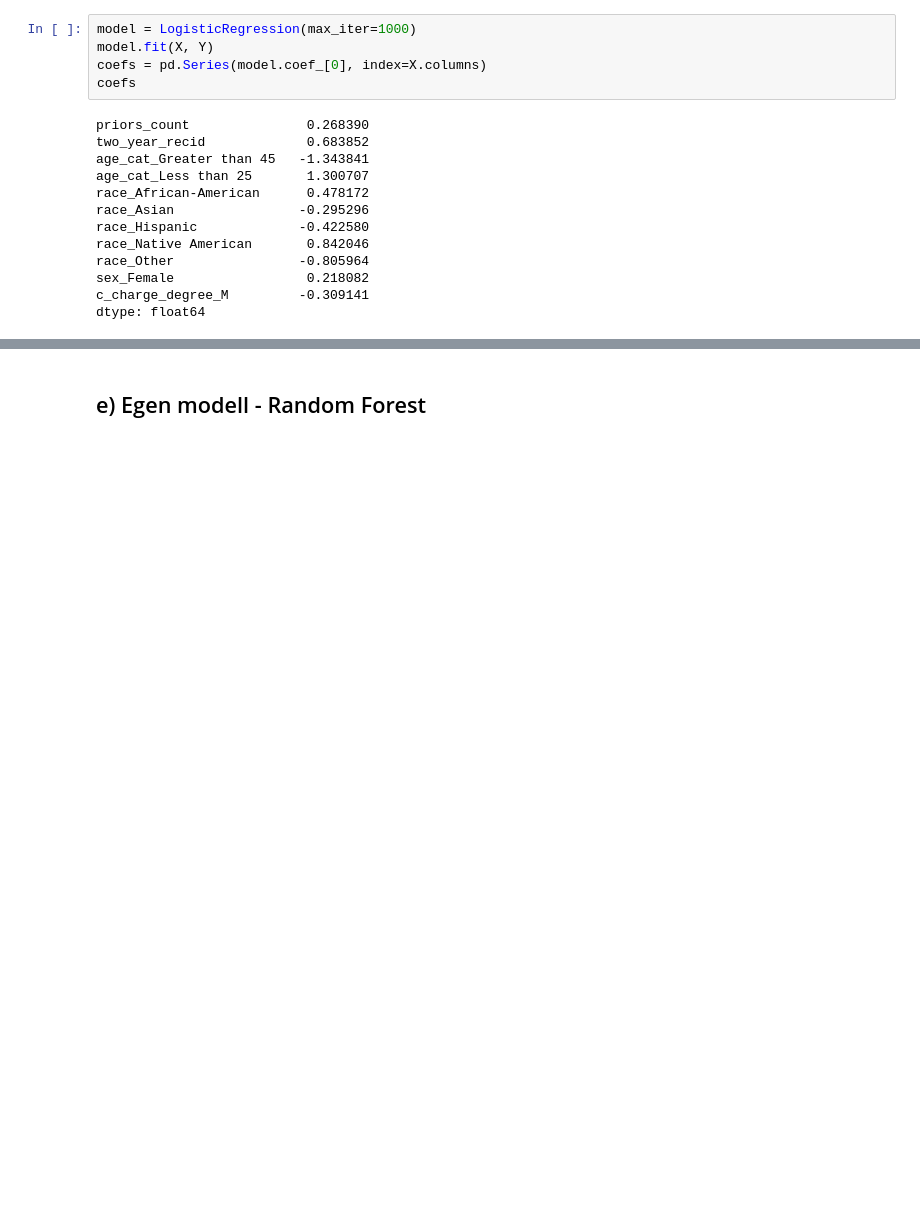
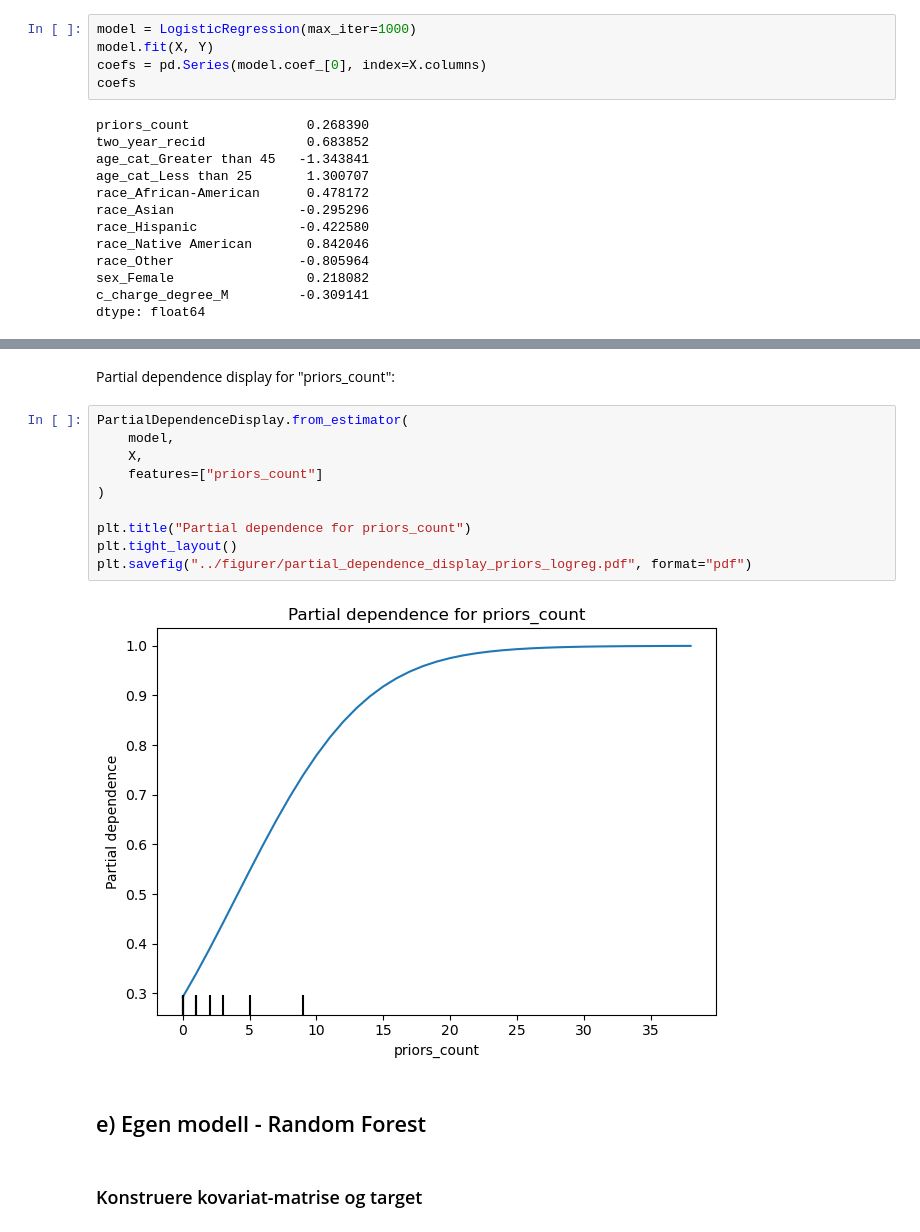
Before and after one commit to aadnerol/HON2200, a Jupyter notebook: prosjekt_COMPAS/notebooks/dataanalyse.ipynb, the cells around one changed output, grey strips where cells are left out. Saved outputs shown, nothing was run; the diff lists cells and outputs as text; blank space fills up the shorter version.

```diff
--- a/prosjekt_COMPAS/notebooks/dataanalyse.ipynb
+++ b/prosjekt_COMPAS/notebooks/dataanalyse.ipynb
@@ -394,2 +466,18 @@ dtype: float64
+# %% [markdown]
+Partial dependence display for "priors_count":
+# %%
+PartialDependenceDisplay.from_estimator(
+    model,
+    X,
+    features=["priors_count"]
+)
+
+plt.title("Partial dependence for priors_count")
+plt.tight_layout()
+plt.savefig("../figurer/partial_dependence_display_priors_logreg.pdf", format="pdf")
+# %% [output]
+[figure, added]
 # %% [markdown]
 ## e) Egen modell - Random Forest
+# %% [markdown]
+### Konstruere kovariat-matrise og target
```
Also changed, not shown: parts of 30 cells of this notebook, 4 other files.
